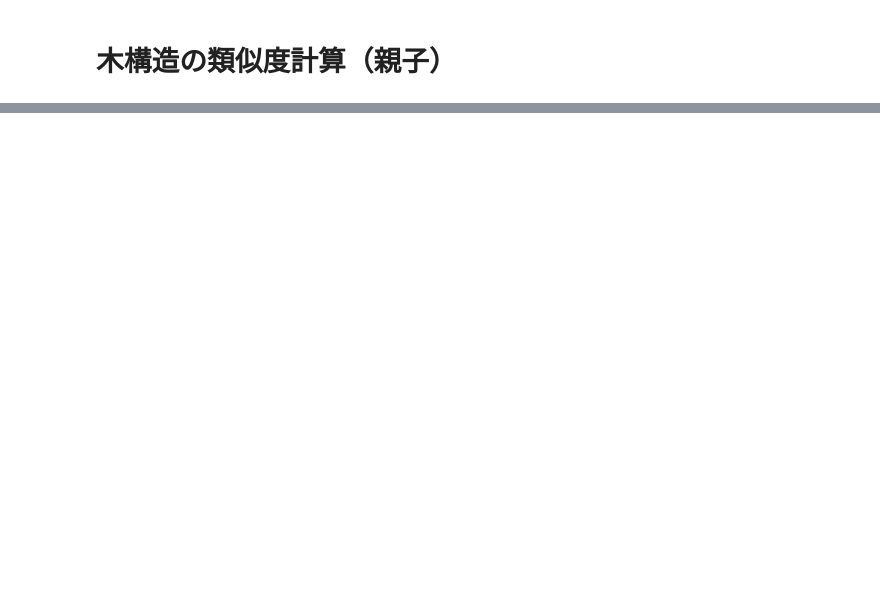
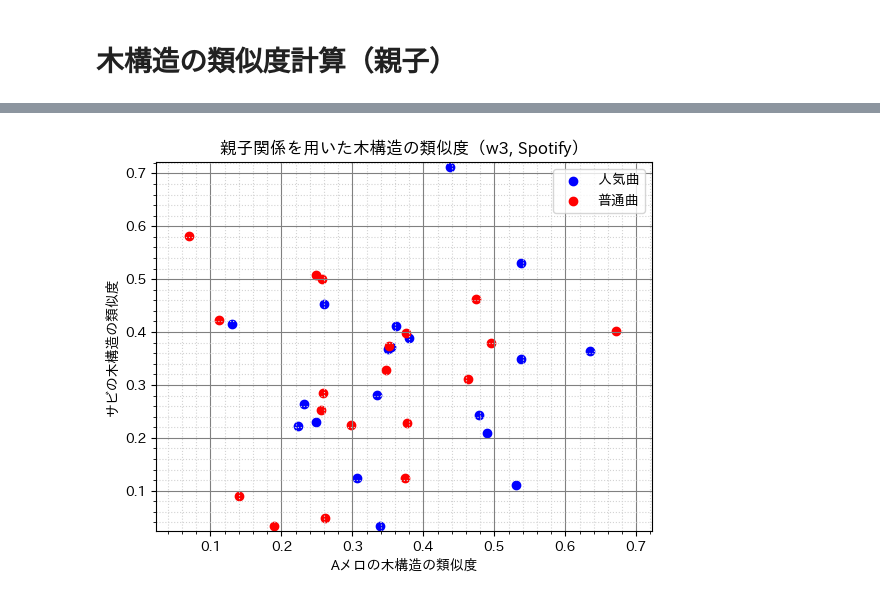
Before and after one commit to tsubasasugawara/lyrics_melody_analyzer, a Jupyter notebook: notebooks/ALL.ipynb, the cells around one changed output, grey strips where cells are left out. Drawn from its saved outputs; the diff is of its cells as text; code cells hidden in the pictures; blank space fills up the shorter version.

```diff
--- a/notebooks/ALL.ipynb
+++ b/notebooks/ALL.ipynb
@@ -97,0 +124,4 @@ scatter(rates, xy_min_tspc, xy_max_tspc, ["spotify_id"], "spotify_popularity", "
+# %%
+scatter(rates, xy_min_tspc, xy_max_tspc, ["spotify_id"], "spotify_popularity", "親子関係を用いた木構造の類似度（w3, Spotify）", "Aメロの木構造の類似度", "サビの木構造の類似度")
+# %% [output]
+[figure, added]
```
Also changed, not shown: parts of 11 cells of this notebook, 3 other files.
